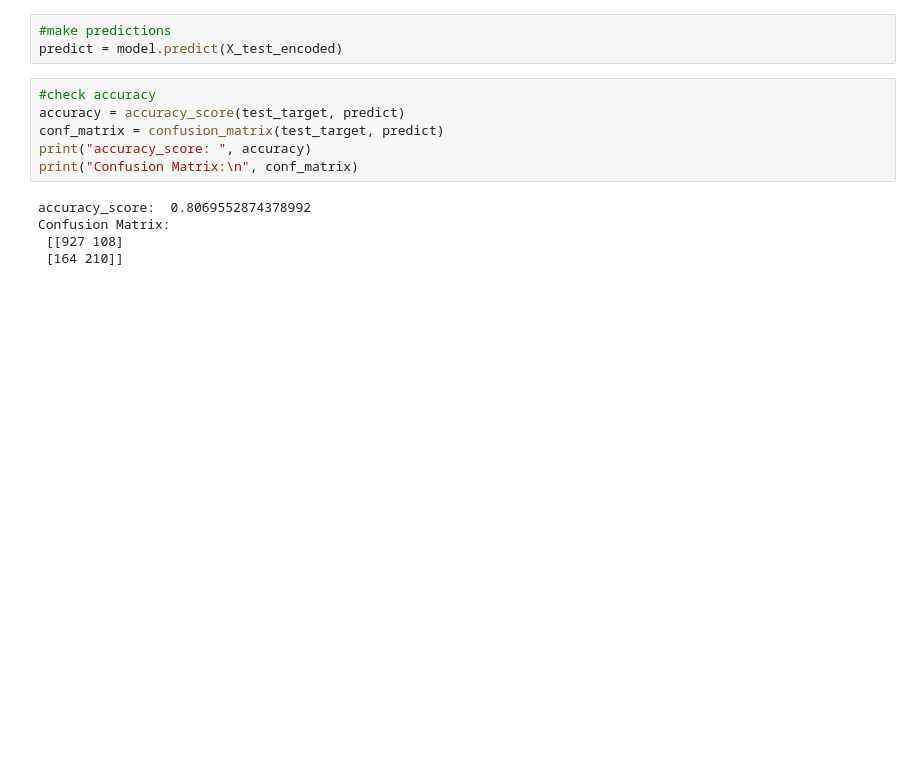
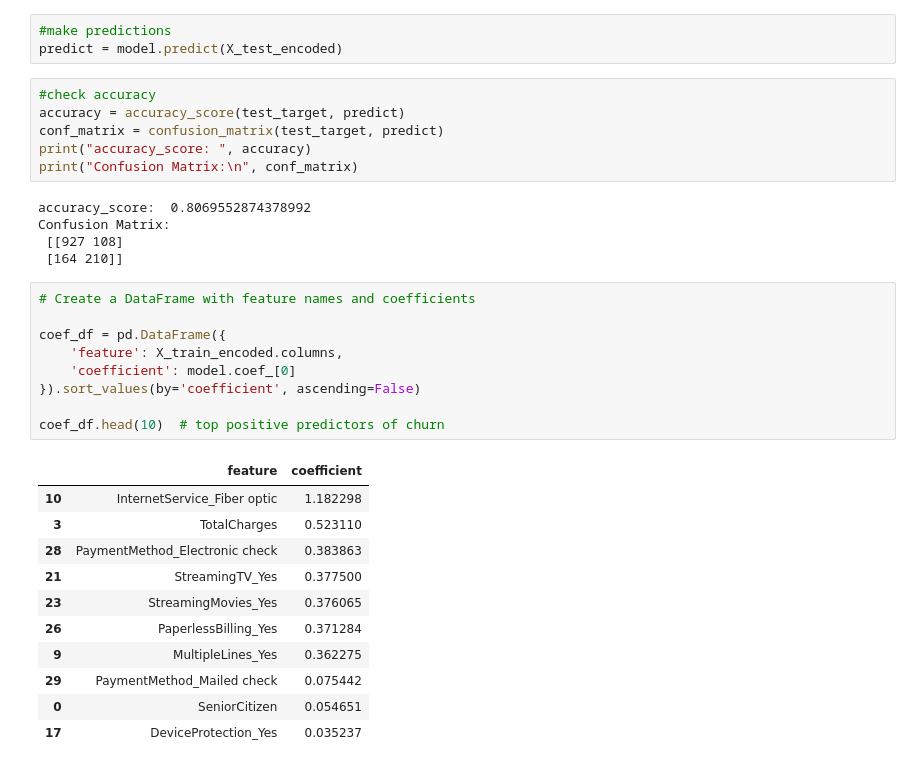
Before and after one commit to stanleyotieno1/Data-analysis-assignment, a Jupyter notebook: Jupyter-files/churn.ipynb, the cells around one changed output. Saved outputs shown, nothing was run; the diff lists cells and outputs as text; blank space fills up the shorter version.

```diff
--- a/Jupyter-files/churn.ipynb
+++ b/Jupyter-files/churn.ipynb
@@ -697,3 +697,24 @@ accuracy_score:  0.8069552874378992
 Confusion Matrix:
  [[927 108]
  [164 210]]
+# %%
+# Create a DataFrame with feature names and coefficients
+
+coef_df = pd.DataFrame({
+    'feature': X_train_encoded.columns,
+    'coefficient': model.coef_[0]
+}).sort_values(by='coefficient', ascending=False)
+
+coef_df.head(10)  # top positive predictors of churn
+# %% [output]
+|  | feature | coefficient |
+| 10 | InternetService_Fiber optic | 1.182298 |
+| 3 | TotalCharges | 0.523110 |
+| 28 | PaymentMethod_Electronic check | 0.383863 |
+| 21 | StreamingTV_Yes | 0.377500 |
+| 23 | StreamingMovies_Yes | 0.376065 |
+| 26 | PaperlessBilling_Yes | 0.371284 |
+| 9 | MultipleLines_Yes | 0.362275 |
+| 29 | PaymentMethod_Mailed check | 0.075442 |
+| 0 | SeniorCitizen | 0.054651 |
+| 17 | DeviceProtection_Yes | 0.035237 |
```
Also changed, not shown: parts of 2 cells of this notebook.
